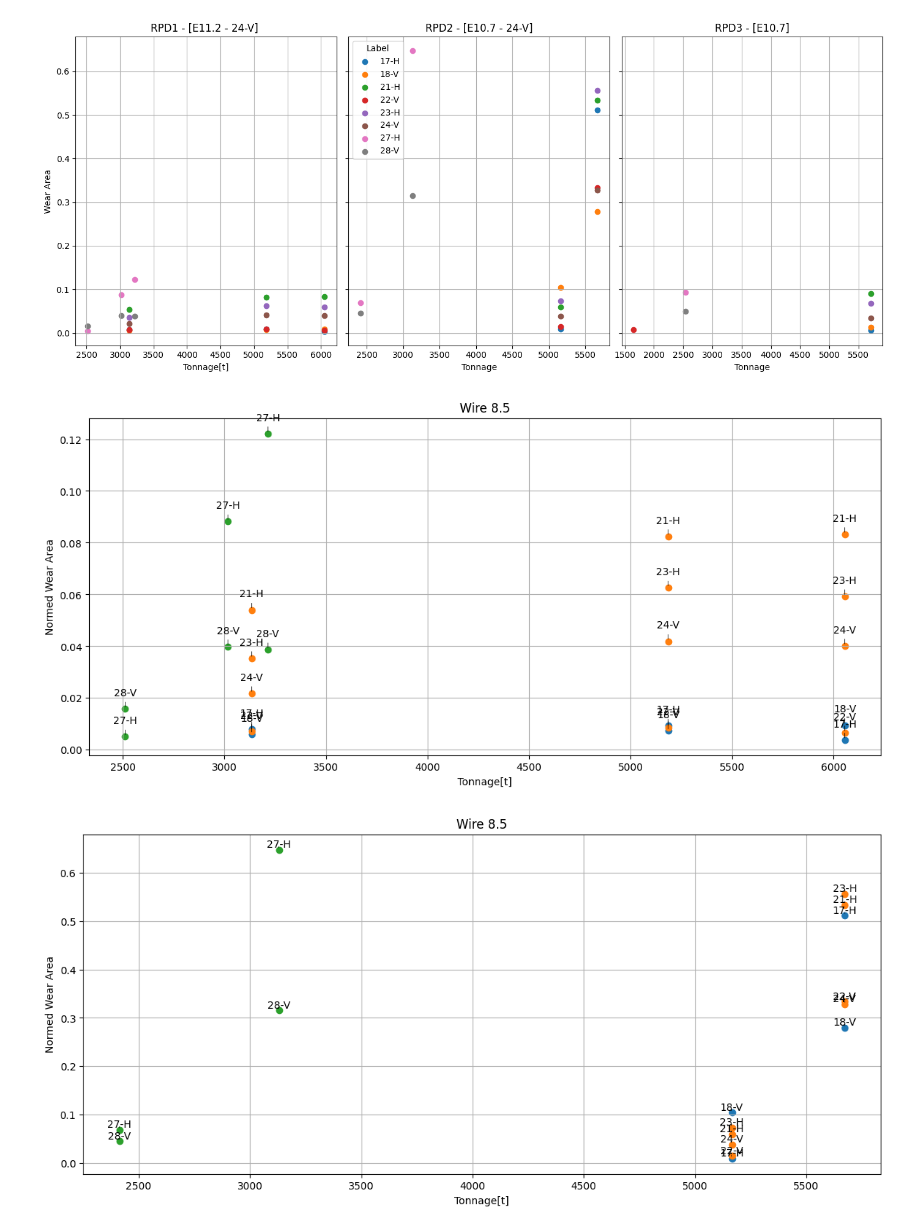
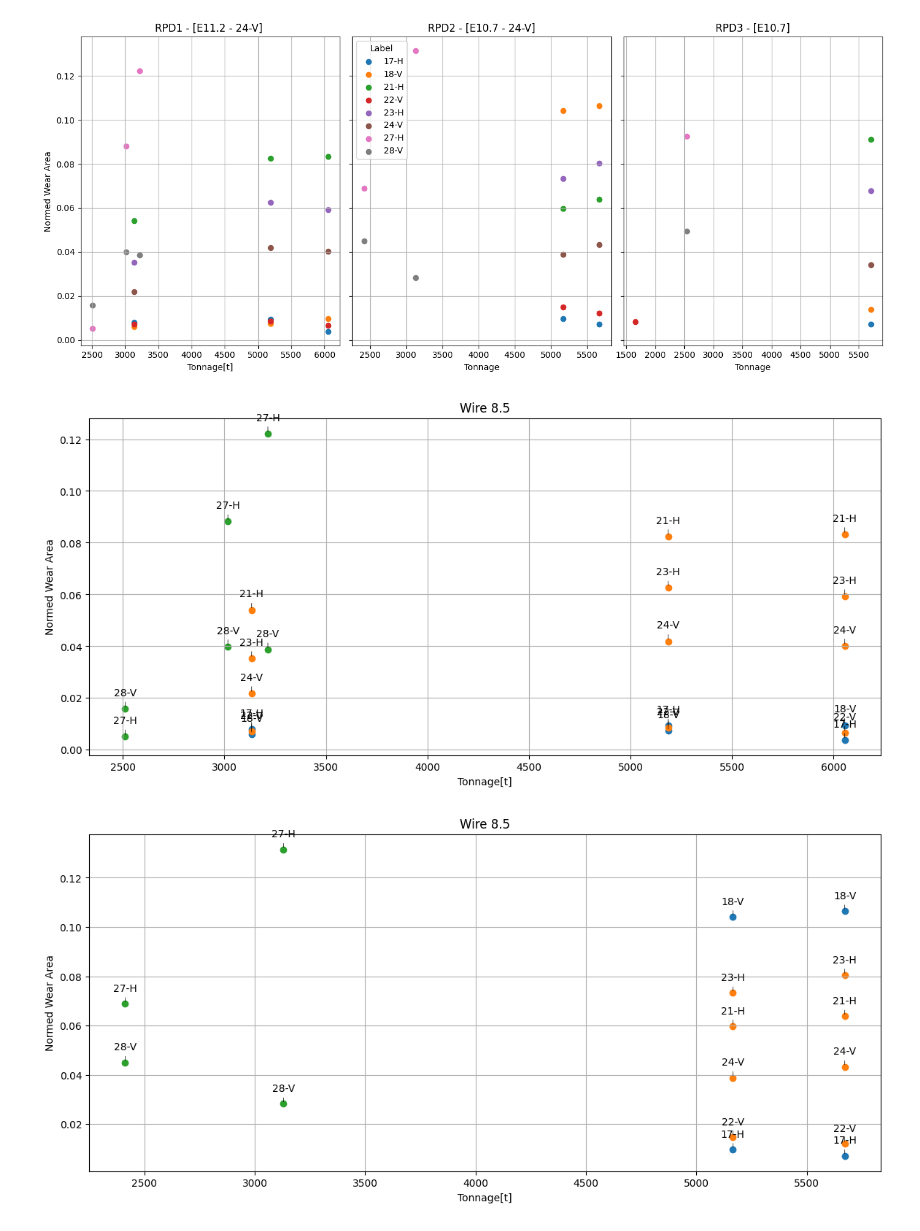
Before and after one commit to ChRen95/phd-thesis-fitting-wear-coefficient, a Jupyter notebook: data-analysis.ipynb, the cells around one changed output. Cells and saved outputs as stored; diff of their text form; code cells hidden in the pictures.

Commit message:
fixed wear data

```diff
--- a/data-analysis.ipynb
+++ b/data-analysis.ipynb
@@ -35,7 +35,9 @@ def calculate_wear_areas():
             for roll_pass in roll_passes:
                 for label, tonnage, measured_wear_contour in zip(labels, tonnages, measured_wear_contours):
                     if roll_pass.label == label:
-                        wear_area = calculate_area_between_contours(roll_pass.roll.contour_line, measured_wear_contour)
+                        wear_area = calculate_area_between_contours(roll_pass.roll.contour_line, measured_wear_contour, True,
+                                                                    {"measurement_id": measurement_id,
+                                                                     "label": label})
                         normed_wear_area = wear_area / roll_pass.roll.groove.cross_section.area
                         wear_areas.append({
                             "groove": groove_label,
@@ -65,7 +81,7 @@ for i, label in enumerate(sorted(set(d['label'] for d in wear_areas))):
     label_colors[label] = color_cycle[i % len(color_cycle)]
 
 fig, (ax1, ax2, ax3) = plt.subplots(1, 3, figsize=(14, 6), sharey=True)
-ax1.set_ylabel('Wear Area')
+ax1.set_ylabel('Normed Wear Area')
 
 for wear_dicts in wear_areas:
     if wear_dicts['groove'] == 'RPD1':
@@ -99,7 +115,7 @@ ax2.legend(by_label2.values(), by_label2.keys(), title="Label")
 
 plt.tight_layout()
 # %% [output]
-[figure, old version]
+[figure, new version]
 # %%
 values_rpd1 = []
 values_rpd2 = []
@@ -135,36 +151,32 @@ for value in values:
             )
         elif wear_dicts['label'] in ["21-H", "22-V", "23-H", "24-V"]:
             ax.scatter(wear_dicts['tonnage'], wear_dicts['normed_wear_area'], color='C1', label=wear_dicts["label"])
             ax.annotate(
                 wear_dicts["label"],
                 xy=(wear_dicts['tonnage'], wear_dicts['normed_wear_area']),
                 xytext=(wear_dicts['tonnage'], wear_dicts['normed_wear_area'] + 0.005),
                 ha='center',
                 fontsize=10,
                 color='black',
                 arrowprops=dict(arrowstyle='-', color='black', lw=0.5)
             )
         if wear_dicts['label'] in ["27-H", "28-V"]:
             ax.scatter(wear_dicts['tonnage'], wear_dicts['normed_wear_area'], color='C2', label=wear_dicts["label"])
             ax.annotate(
                 wear_dicts["label"],
                 xy=(wear_dicts['tonnage'], wear_dicts['normed_wear_area']),
                 xytext=(wear_dicts['tonnage'], wear_dicts['normed_wear_area'] + 0.005),
                 ha='center',
                 fontsize=10,
                 color='black',
                 arrowprops=dict(arrowstyle='-', color='black', lw=0.5)
             )
 
     ax.set_title('Wire 8.5')
     ax.set_xlabel('Tonnage[t]')
     ax.set_ylabel('Normed Wear Area')
     ax.grid()
-
-    handles1, labels1 = ax1.get_legend_handles_labels()
-    by_label1 = dict(zip(labels1, handles1))
-    #ax.legend(by_label1.values(), by_label1.keys(), title="Label")
 # %% [output]
 [figure]
-[figure, old version]
+[figure, new version]
 [figure]
```
Also changed, not shown: parts of 1 cell of this notebook, 4 other files.
